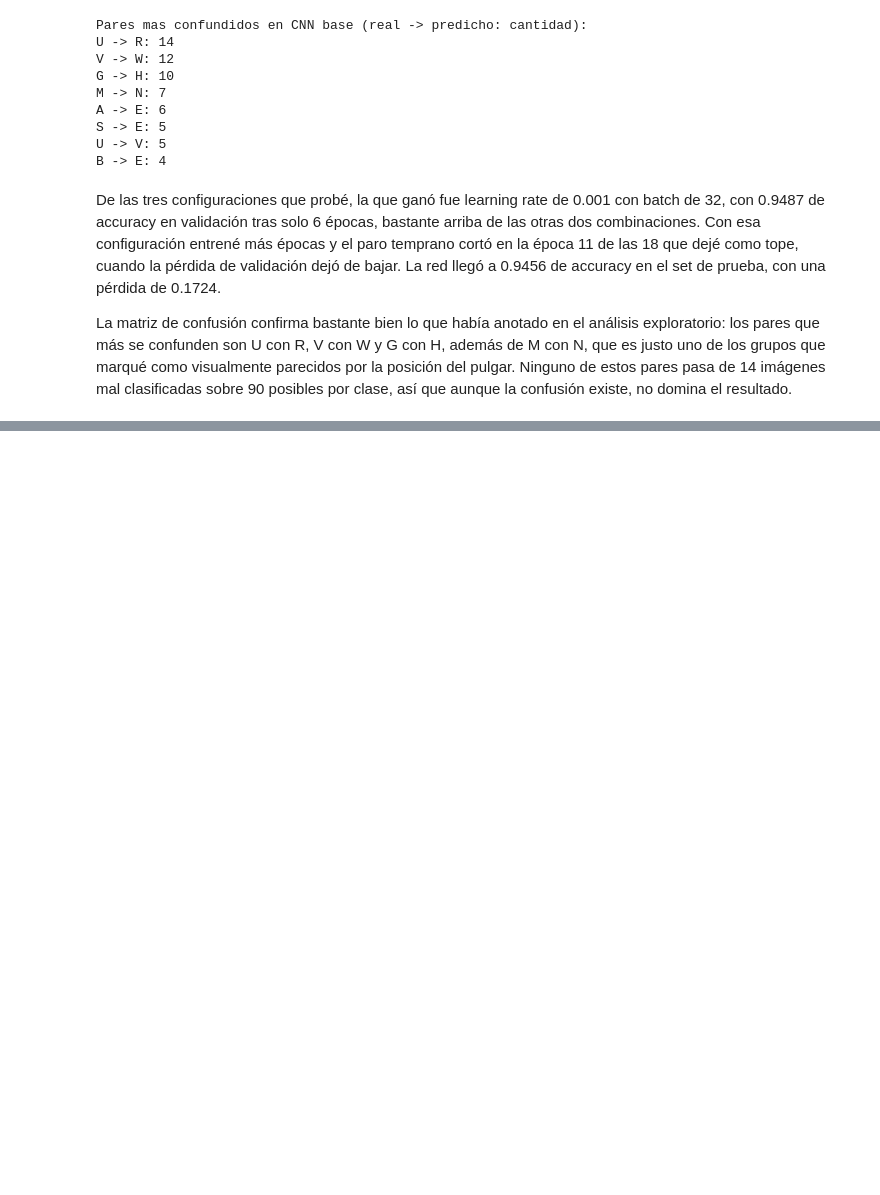
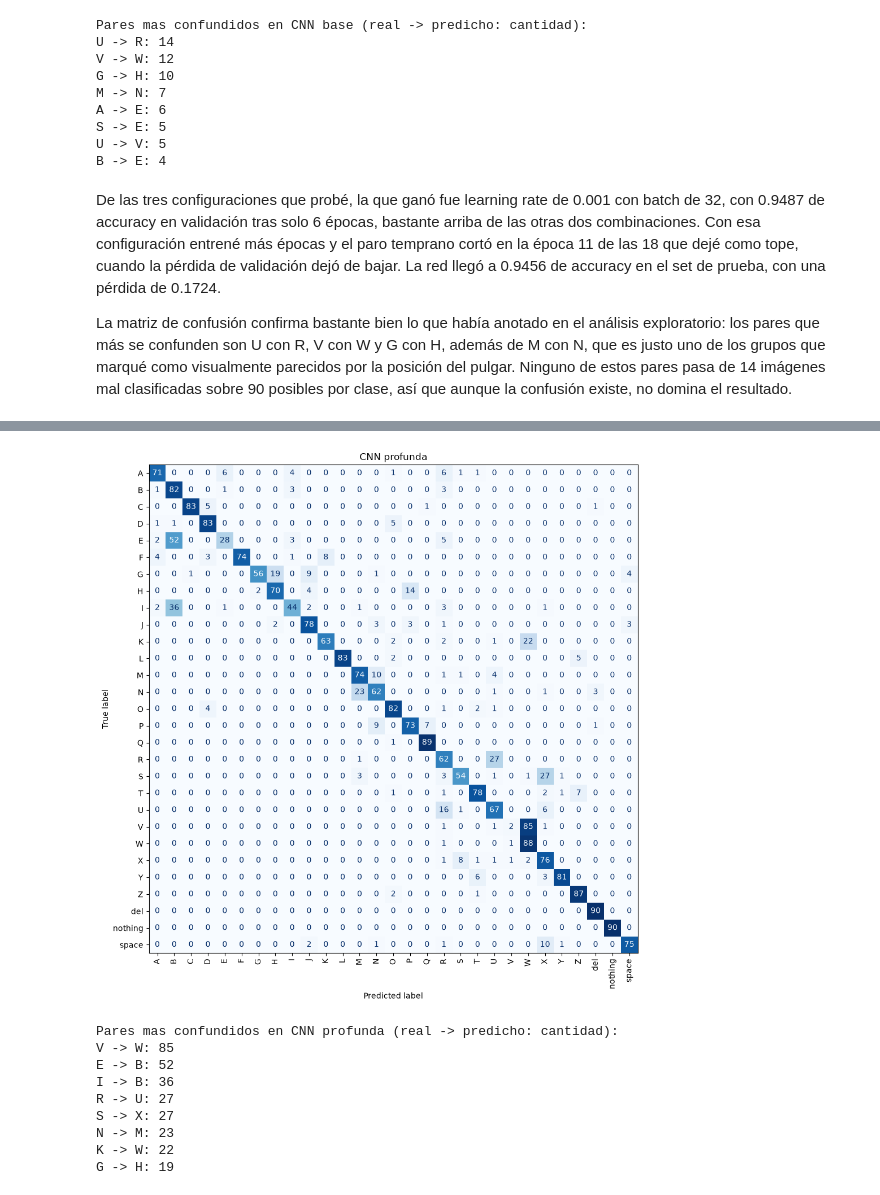
Before and after one commit to ecarcamo/CC3084-DATA-SCIENCE, a Jupyter notebook: notebooks/ASL_Clasificador.ipynb, the cells around one changed output, grey strips where cells are left out. Drawn from its saved outputs; the diff is of its cells as text; code cells hidden in the pictures; blank space fills up the shorter version.

Commit message:
feat: segunda CNN con batch norm y dropout

```diff
--- a/notebooks/ASL_Clasificador.ipynb
+++ b/notebooks/ASL_Clasificador.ipynb
@@ -448,0 +500,12 @@ La matriz de confusión confirma bastante bien lo que había anotado en el anál
+# %%
+cnn_profunda = construir_cnn_profunda()
+cnn_profunda.compile(optimizer=tf.keras.optimizers.Adam(learning_rate=mejor_config_profunda['learning_rate']),
+                       loss='sparse_categorical_crossentropy', metrics=['accuracy'])
+
+historial_profunda = cnn_profunda.fit(X_train, y_train, validation_data=(X_val, y_val),
+                                        batch_size=mejor_config_profunda['batch_size'], epochs=18,
+                                        callbacks=[crear_early_stop()], verbose=2)
+
+test_loss_profunda, test_acc_profunda = cnn_profunda.evaluate(X_test, y_test, verbose=0)
+print('\nCNN profunda, accuracy en prueba:', round(test_acc_profunda, 4))
+print('CNN profunda, loss en prueba:', round(test_loss_profunda, 4))
@@ -448,0 +530,14 @@ La matriz de confusión confirma bastante bien lo que había anotado en el anál
+# %%
+y_pred_profunda = cnn_profunda.predict(X_test, verbose=0).argmax(axis=1)
+cm_profunda = matriz_y_confusiones(y_test, y_pred_profunda, 'CNN profunda')
+# %% [output]
+[figure, added]
+Pares mas confundidos en CNN profunda (real -> predicho: cantidad):
+V -> W: 85
+E -> B: 52
+I -> B: 36
+R -> U: 27
+S -> X: 27
+N -> M: 23
+K -> W: 22
+G -> H: 19
```
Also changed, not shown: parts of 4 cells of this notebook.
